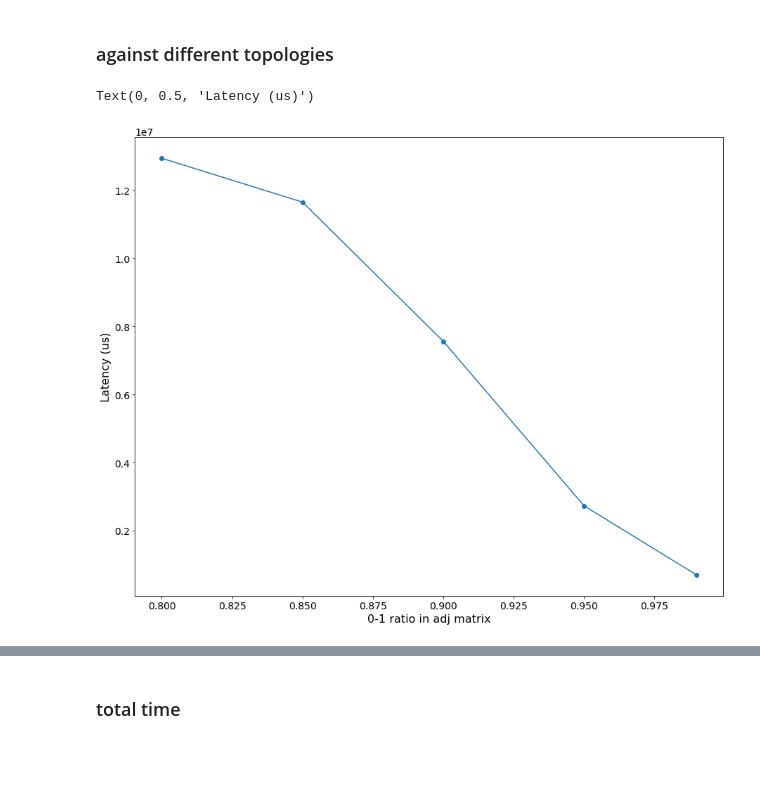
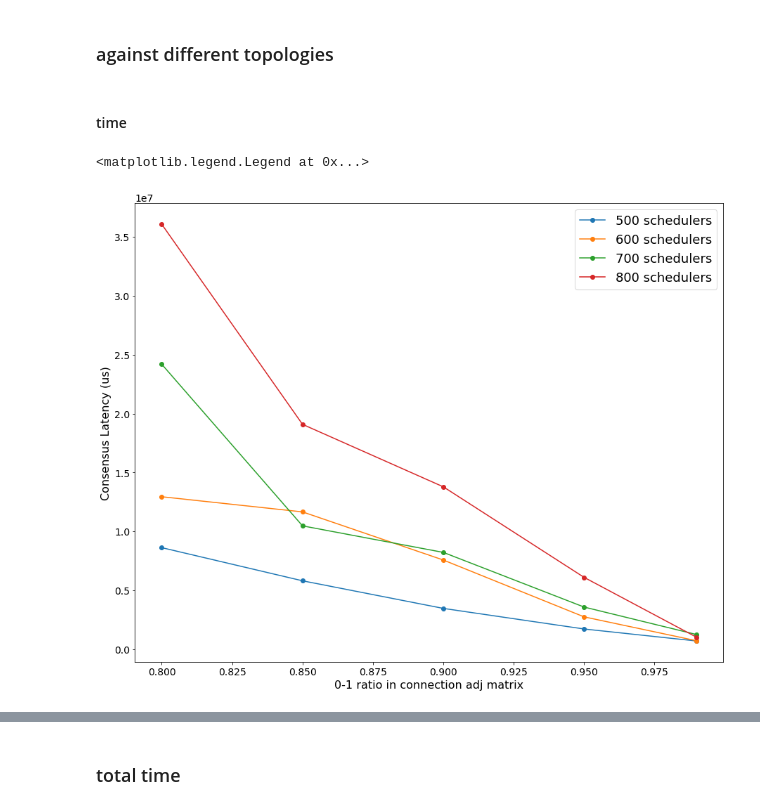
Before and after one commit to Vincent-lau/hyperion, a Jupyter notebook: measure/plotmetrics.ipynb, the cells around one changed output, grey strips where cells are left out. Saved outputs shown, nothing was run; the diff lists cells and outputs as text; code cells hidden in the pictures; blank space fills up the shorter version.

```diff
--- a/measure/plotmetrics.ipynb
+++ b/measure/plotmetrics.ipynb
@@ -1221,17 +1228,34 @@ for pidx, p in enumerate(pods):
 38181.2 4353.959618554127
 # %% [markdown]
 ### against different topologies
+# %% [markdown]
+#### time
 # %%
-# 2023-07-27T14-30-25 ======== 2023-07-27T15-25-27
 zero_ratio = [0.8, 0.85, 0.9, 0.95, 0.99]
-con_lat = [12936395, 11649049, 7561709, 2733657, 702160]
+
+# 2023-07-27T17-35-50
+con_lat500 = [8612715, 5796477,3452423,1703113,681626]
+
+# 2023-07-27T14-30-25 -- 2023-07-27T15-25-27
+con_lat600 = [12936395, 11649049, 7561709, 2733657, 702160]
+con_lat600 = [12936395, 11649049, 7561709, 2733657, 702160]
+
+# 2023-07-28T11-29-19
+con_lat700 = [24191109, 10463056, 8209910, 3567272, 1228475]
+
+# 2023-07-28T12-56-33
+con_lat800 = [36080930,19085526,13780981,6090144,998453]
 
 fig, ax = plt.subplots()
 fig.set_size_inches(15, 12)
 
-ax.plot(zero_ratio, con_lat, marker='o', label='600 schedulers')
-ax.set_xlabel('0-1 ratio in adj matrix')
-ax.set_ylabel('Latency (us)')
+ax.plot(zero_ratio, con_lat500, marker='o', label='500 schedulers')
+ax.plot(zero_ratio, con_lat600, marker='o', label='600 schedulers')
+ax.plot(zero_ratio, con_lat700, marker='o', label='700 schedulers')
+ax.plot(zero_ratio, con_lat800, marker='o', label='800 schedulers')
+ax.set_xlabel('0-1 ratio in connection adj matrix')
+ax.set_ylabel('Consensus Latency (us)')
+ax.legend()
 # %% [output]
-Text(0, 0.5, 'Latency (us)')
+<matplotlib.legend.Legend at 0x...>
-[figure, old version]
+[figure, new version]
```
Also changed, not shown: parts of 10 cells of this notebook.
